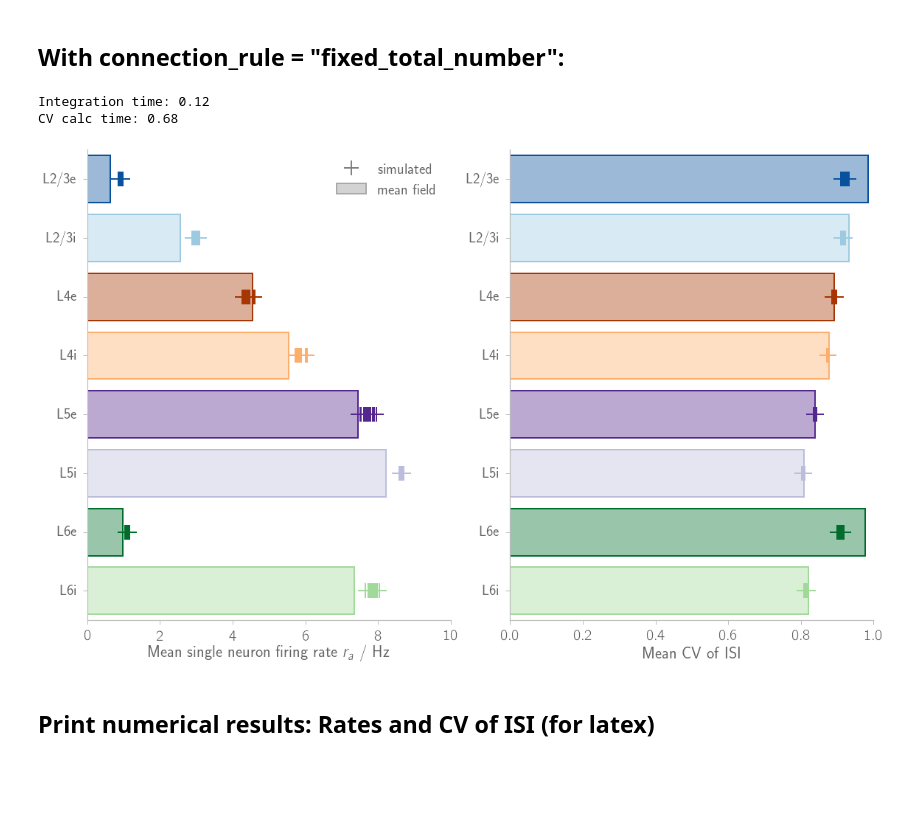
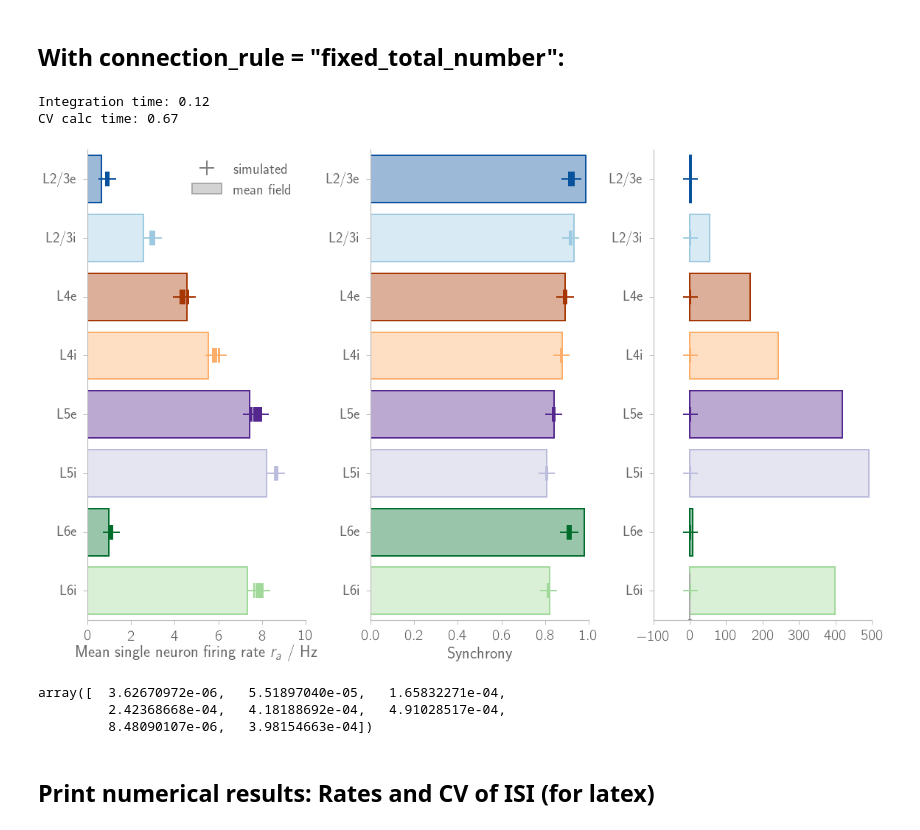
Before and after one commit to frschu/microcircuit, a Jupyter notebook: analysis/compare_sim_mf.ipynb, the cells around one changed output. Drawn from its saved outputs; the diff is of its cells as text; code cells hidden in the pictures; blank space fills up the shorter version.

```diff
--- a/analysis/compare_sim_mf.ipynb
+++ b/analysis/compare_sim_mf.ipynb
@@ -130,6 +130,9 @@ cv_isi_mf   = CV_ISI_mf(rate_mf, model=model_micro)
 t_int1      = time.time() - t_int0
 print("CV calc time: %.2f"%(t_int1))
 
+del_t = 3 # s, time bin
+synchrony_mf = del_t**2 * rate_mf**2 * cv_isi_mf
+
 ######################################################
 # Simulation results
 ######################################################
@@ -146,42 +149,55 @@ path_res_file = os.path.join(data_path, res_file_name)
 with h5py.File(path_res_file, "r") as res_file:
     n_sims = len(res_file.keys())
 
-    rates_mean_all = np.zeros((n_sims, n_populations))
-    cv_isi_mean_all     = np.zeros((n_sims, n_populations))
+    rates_mean_all  = np.zeros((n_sims, n_populations))
+    cv_isi_mean_all = np.zeros((n_sims, n_populations))
+    synchrony_all   = np.zeros((n_sims, n_populations))
     for j, sim_spec2 in enumerate(res_file.keys()):
         res_grp = res_file[sim_spec2]
 
         rates_mean_all[j]   = res_grp["rates_mean"][:]
         cv_isi_mean_all[j]  = res_grp["cv_isi_mean"][:]
+        synchrony_all[j]    = res_grp["synchrony"][:]
 
 ######################################################
 # Plotting
 ######################################################
 
 fig = plt.figure()
 
-ax1 = hf.add_subplot(fig, n_rows_cols=(1, 2), index_row_col=(0, 0), rowspan=1, colspan=1)
+ax1 = hf.add_subplot(fig, n_rows_cols=(1, 3), index_row_col=(0, 0), rowspan=1, colspan=1)
 plot_compare_sim_mf(rates_mean_all, rate_mf, ax1)
 ax1.set_xlabel("Mean single neuron firing rate $r_a$ / Hz")
 ax1.set_xlim(0, 10)
 ax1.legend(loc="best")
 
-ax2 = hf.add_subplot(fig, n_rows_cols=(1, 2), index_row_col=(0, 1), rowspan=1, colspan=1)
-data = cv_isi_mean_all
+ax2 = hf.add_subplot(fig, n_rows_cols=(1, 3), index_row_col=(0, 1), rowspan=1, colspan=1)
 plot_compare_sim_mf(cv_isi_mean_all, cv_isi_mf, ax2)
 ax2.set_xlabel("Mean CV of ISI")
 ax2.set_xlim(0, 1)
+
+ax3 = hf.add_subplot(fig, n_rows_cols=(1, 3), index_row_col=(0, 2), rowspan=1, colspan=1)
+plot_compare_sim_mf(synchrony_all, synchrony_mf, ax3)
+ax2.set_xlabel("Synchrony")
+#ax2.set_xlim(0, 1)
+
 
 for ax in fig.axes:
     style.fixticks(ax)
 
 fig_name = "compare_sim_mf_fixed_total_number"
 if save_fig:
     hf.saving_fig(fig, figure_path, fig_name, verbose=False)
 # %% [output]
 Integration time: 0.12
-CV calc time: 0.68
+CV calc time: 0.67
-[figure, old version]
+[figure, new version]
+# %%
+synchrony_mf
+# %% [output]
+array([  3.62670972e-06,   5.51897040e-05,   1.65832271e-04,
+         2.42368668e-04,   4.18188692e-04,   4.91028517e-04,
+         8.48090107e-06,   3.98154663e-04])
 # %% [markdown]
 ## Print numerical results: Rates and CV of ISI (for latex)
 # %%
```
Also changed, not shown: 6 other files.
